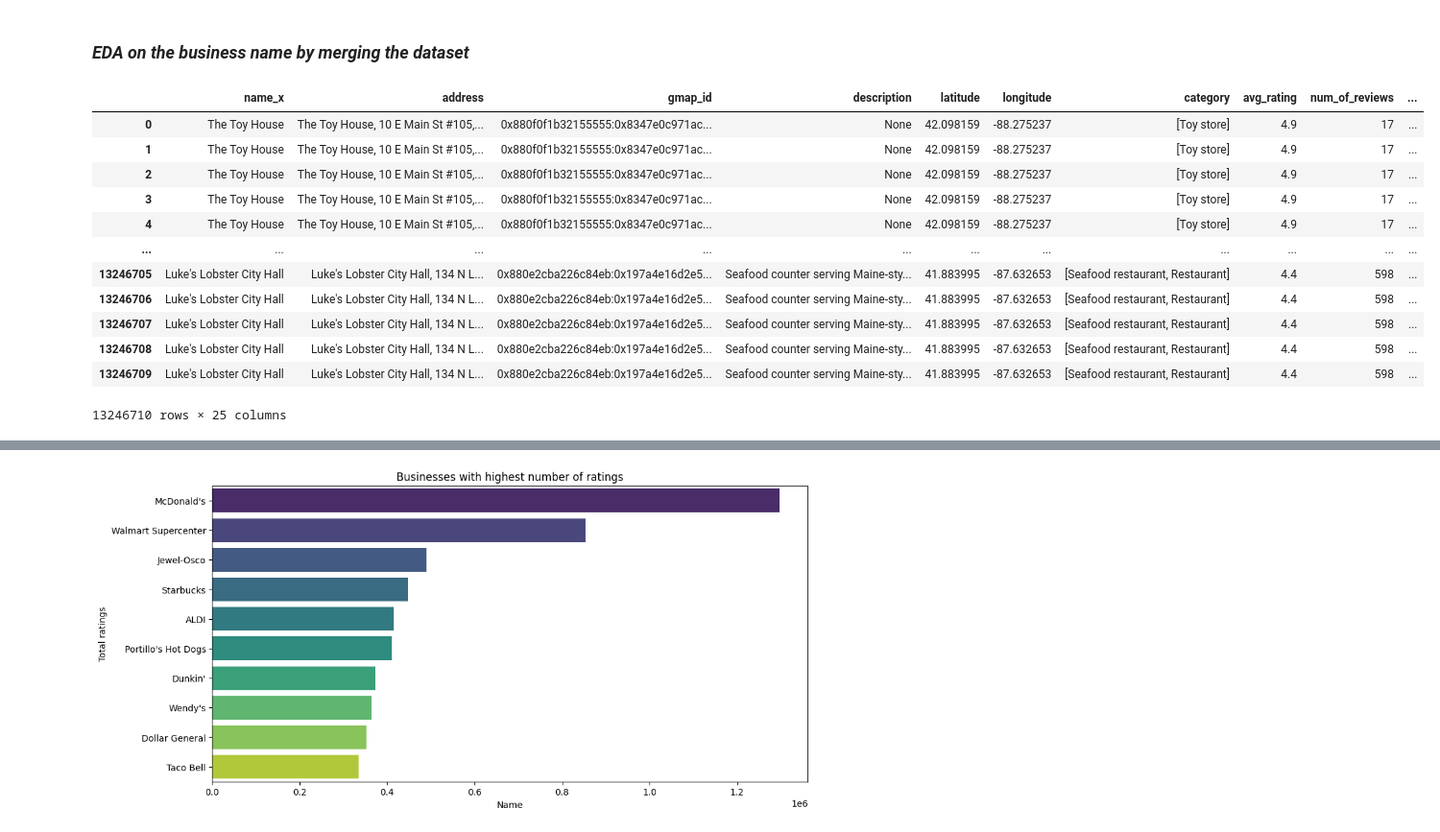
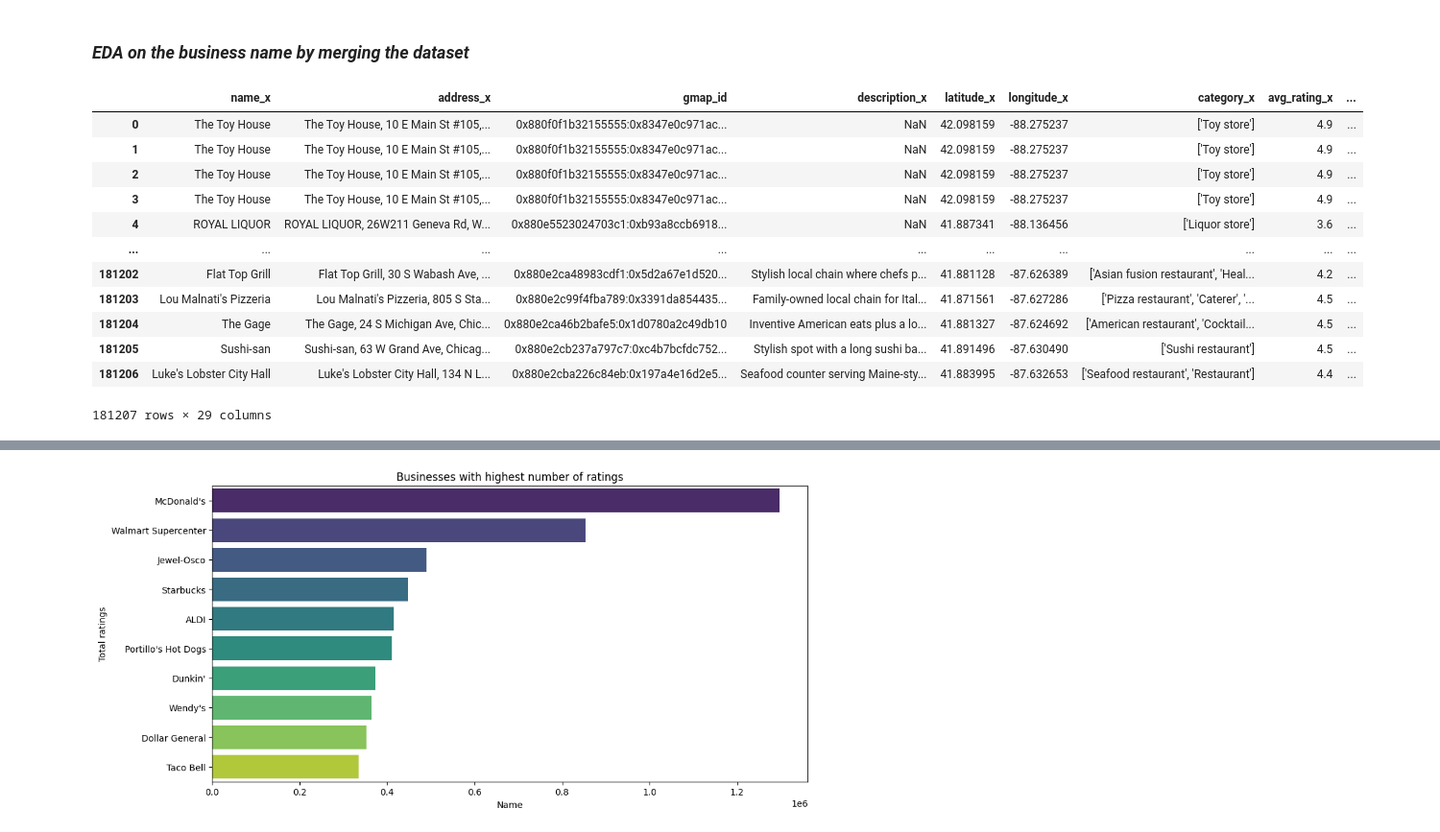
Before and after one commit to preyali/IT492_Pheonix_1, a Jupyter notebook: EDA_FeatureExtraction.ipynb, the cells around one changed output, grey strips where cells are left out. Shown: that part at 96% size. Drawn from its saved outputs; the diff is of its cells as text; code cells hidden in the pictures.

```diff
--- a/EDA_FeatureExtraction.ipynb
+++ b/EDA_FeatureExtraction.ipynb
@@ -40,3 +42,6 @@ reviews
 | 13237846 | 1.136780e+20 | Qi Zeng | 1467732555625 | 5 | None | None | None | 0x880e2cba226c84eb:0x197a4e16d2e5... |
 | 13237847 | 1.093660e+20 | Tamaris Green | 1460339080944 | 4 | None | None | None | 0x880e2cba226c84eb:0x197a4e16d2e5... |
 13237848 rows × 8 columns
+# %%
+reviews = pd.read_csv("C:\\Users\\aasma\\OneDrive\\Desktop\\MSc\\Sem2\\Recommendation Systems\\Content based recsys\\csv\\reviews.csv")
+reviews
@@ -77,3 +97,6 @@ business_info
 | 179203 | Sushi-san | Sushi-san, 63 W Grand Ave, Chicag... | 0x880e2cb237a797c7:0xc4b7bcfdc752... | Stylish spot with a long sushi ba... | 41.891496 | -87.630490 | [Sushi restaurant] | 4.5 | 1008 | ... |
 | 179204 | Luke's Lobster City Hall | Luke's Lobster City Hall, 134 N L... | 0x880e2cba226c84eb:0x197a4e16d2e5... | Seafood counter serving Maine-sty... | 41.883995 | -87.632653 | [Seafood restaurant, Restaurant] | 4.4 | 598 | ... |
 179205 rows × 15 columns
+# %%
+business_info = reviews = pd.read_csv("C:\\Users\\aasma\\OneDrive\\Desktop\\MSc\\Sem2\\Recommendation Systems\\Content based recsys\\csv\\business_info.csv")
+business_info
@@ -472,18 +509,19 @@ plt.show()
 # %%
 # Merged dataframes
 merged_data = pd.merge(business_info, reviews, on='gmap_id', how='inner')
+merged_data.to_csv('merged_data.csv', index=False)
 merged_data
 # %% [output]
-|  | name_x | address | gmap_id | description | latitude | longitude | category | avg_rating | num_of_reviews | ... |
-| 0 | The Toy House | The Toy House, 10 E Main St #105,... | 0x880f0f1b32155555:0x8347e0c971ac... | None | 42.098159 | -88.275237 | [Toy store] | 4.9 | 17 | ... |
-| 1 | The Toy House | The Toy House, 10 E Main St #105,... | 0x880f0f1b32155555:0x8347e0c971ac... | None | 42.098159 | -88.275237 | [Toy store] | 4.9 | 17 | ... |
-| 2 | The Toy House | The Toy House, 10 E Main St #105,... | 0x880f0f1b32155555:0x8347e0c971ac... | None | 42.098159 | -88.275237 | [Toy store] | 4.9 | 17 | ... |
-| 3 | The Toy House | The Toy House, 10 E Main St #105,... | 0x880f0f1b32155555:0x8347e0c971ac... | None | 42.098159 | -88.275237 | [Toy store] | 4.9 | 17 | ... |
-| 4 | The Toy House | The Toy House, 10 E Main St #105,... | 0x880f0f1b32155555:0x8347e0c971ac... | None | 42.098159 | -88.275237 | [Toy store] | 4.9 | 17 | ... |
-| ... | ... | ... | ... | ... | ... | ... | ... | ... | ... | ... |
-| 13246705 | Luke's Lobster City Hall | Luke's Lobster City Hall, 134 N L... | 0x880e2cba226c84eb:0x197a4e16d2e5... | Seafood counter serving Maine-sty... | 41.883995 | -87.632653 | [Seafood restaurant, Restaurant] | 4.4 | 598 | ... |
-| 13246706 | Luke's Lobster City Hall | Luke's Lobster City Hall, 134 N L... | 0x880e2cba226c84eb:0x197a4e16d2e5... | Seafood counter serving Maine-sty... | 41.883995 | -87.632653 | [Seafood restaurant, Restaurant] | 4.4 | 598 | ... |
-| 13246707 | Luke's Lobster City Hall | Luke's Lobster City Hall, 134 N L... | 0x880e2cba226c84eb:0x197a4e16d2e5... | Seafood counter serving Maine-sty... | 41.883995 | -87.632653 | [Seafood restaurant, Restaurant] | 4.4 | 598 | ... |
-| 13246708 | Luke's Lobster City Hall | Luke's Lobster City Hall, 134 N L... | 0x880e2cba226c84eb:0x197a4e16d2e5... | Seafood counter serving Maine-sty... | 41.883995 | -87.632653 | [Seafood restaurant, Restaurant] | 4.4 | 598 | ... |
-| 13246709 | Luke's Lobster City Hall | Luke's Lobster City Hall, 134 N L... | 0x880e2cba226c84eb:0x197a4e16d2e5... | Seafood counter serving Maine-sty... | 41.883995 | -87.632653 | [Seafood restaurant, Restaurant] | 4.4 | 598 | ... |
+|  | name_x | address_x | gmap_id | description_x | latitude_x | longitude_x | category_x | avg_rating_x | ... |
+| 0 | The Toy House | The Toy House, 10 E Main St #105,... | 0x880f0f1b32155555:0x8347e0c971ac... | NaN | 42.098159 | -88.275237 | ['Toy store'] | 4.9 | ... |
+| 1 | The Toy House | The Toy House, 10 E Main St #105,... | 0x880f0f1b32155555:0x8347e0c971ac... | NaN | 42.098159 | -88.275237 | ['Toy store'] | 4.9 | ... |
+| 2 | The Toy House | The Toy House, 10 E Main St #105,... | 0x880f0f1b32155555:0x8347e0c971ac... | NaN | 42.098159 | -88.275237 | ['Toy store'] | 4.9 | ... |
+| 3 | The Toy House | The Toy House, 10 E Main St #105,... | 0x880f0f1b32155555:0x8347e0c971ac... | NaN | 42.098159 | -88.275237 | ['Toy store'] | 4.9 | ... |
+| 4 | ROYAL LIQUOR | ROYAL LIQUOR, 26W211 Geneva Rd, W... | 0x880e5523024703c1:0xb93a8ccb6918... | NaN | 41.887341 | -88.136456 | ['Liquor store'] | 3.6 | ... |
+| ... | ... | ... | ... | ... | ... | ... | ... | ... | ... |
+| 181202 | Flat Top Grill | Flat Top Grill, 30 S Wabash Ave, ... | 0x880e2ca48983cdf1:0x5d2a67e1d520... | Stylish local chain where chefs p... | 41.881128 | -87.626389 | ['Asian fusion restaurant', 'Heal... | 4.2 | ... |
+| 181203 | Lou Malnati's Pizzeria | Lou Malnati's Pizzeria, 805 S Sta... | 0x880e2c99f4fba789:0x3391da854435... | Family-owned local chain for Ital... | 41.871561 | -87.627286 | ['Pizza restaurant', 'Caterer', '... | 4.5 | ... |
+| 181204 | The Gage | The Gage, 24 S Michigan Ave, Chic... | 0x880e2ca46b2bafe5:0x1d0780a2c49db10 | Inventive American eats plus a lo... | 41.881327 | -87.624692 | ['American restaurant', 'Cocktail... | 4.5 | ... |
+| 181205 | Sushi-san | Sushi-san, 63 W Grand Ave, Chicag... | 0x880e2cb237a797c7:0xc4b7bcfdc752... | Stylish spot with a long sushi ba... | 41.891496 | -87.630490 | ['Sushi restaurant'] | 4.5 | ... |
+| 181206 | Luke's Lobster City Hall | Luke's Lobster City Hall, 134 N L... | 0x880e2cba226c84eb:0x197a4e16d2e5... | Seafood counter serving Maine-sty... | 41.883995 | -87.632653 | ['Seafood restaurant', 'Restaurant'] | 4.4 | ... |
-13246710 rows × 25 columns
+181207 rows × 29 columns
```
Also changed, not shown: parts of 34 cells of this notebook.
